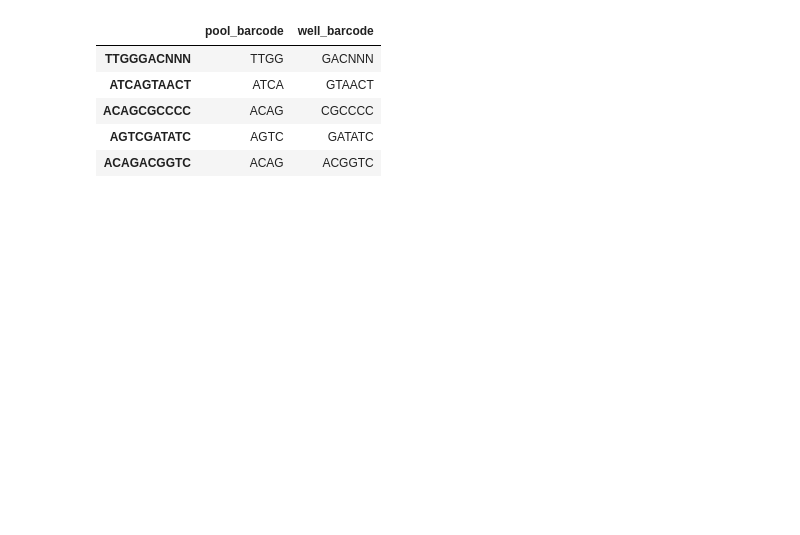
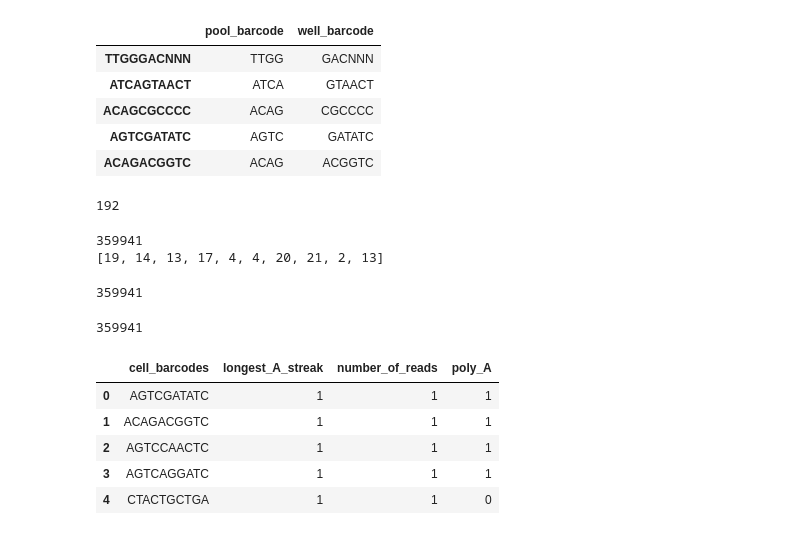
Before and after one commit to podorskaja/bioinformaticslab, a Jupyter notebook: Quality_Control.ipynb, the cells around one changed output. Saved outputs shown, nothing was run; the diff lists cells and outputs as text; code cells hidden in the pictures; blank space fills up the shorter version.

Commit message:
cell barcodes

```diff
--- a/Quality_Control.ipynb
+++ b/Quality_Control.ipynb
@@ -868,0 +928,52 @@ df.head()
+# %%
+path = "/Users/dariapodorskaja/Desktop/Lab/cell-barcodes.txt"
+with open(path, 'r') as f:
+    correct_wells = f.read().splitlines()
+print(len(correct_wells))
+# %% [output]
+192
+# %%
+correct_pools = ['ACAG', 'AGTC', 'ATCA', 'CATG', 'CTAC', 'TTGG']
+
+filtered_reads = list()
+cell_barcodes = list()
+for pool,well,read in zip(list_pool,wells, dna_reads):
+    if pool in correct_pools and well in correct_wells:
+        cell_barcodes.append(pool+well)
+        filtered_reads.append(read)
+# %%
+poly_A_list = list()
+for read in filtered_reads:
+    poly_A_list.append(has_poly_A(read))
+# %%
+streak_a = list()
+for read in filtered_reads:
+    streak_a.append(longest_a_streak(read))
+
+print(len(streak_a))
+print(streak_a[:10])
+# %% [output]
+359941
+[19, 14, 13, 17, 4, 4, 20, 21, 2, 13]
+# %%
+print(len(filtered_reads))
+# %% [output]
+359941
+# %%
+print(len(cell_barcodes))
+# %% [output]
+359941
+# %%
+df = pd.DataFrame(columns=('cell_barcodes',  'longest_A_streak', 'number_of_reads', "poly_A"))
+df.cell_barcodes = cell_barcodes
+df.longest_A_streak = [1 if i > 0 else 0 for i in streak_a]
+df.number_of_reads = [1 for i in range(len(streak_a))]
+df.poly_A = poly_A_list
+df.head()
+# %% [output]
+|  | cell_barcodes | longest_A_streak | number_of_reads | poly_A |
+| 0 | AGTCGATATC | 1 | 1 | 1 |
+| 1 | ACAGACGGTC | 1 | 1 | 1 |
+| 2 | AGTCCAACTC | 1 | 1 | 1 |
+| 3 | AGTCAGGATC | 1 | 1 | 1 |
+| 4 | CTACTGCTGA | 1 | 1 | 0 |
```
Also changed, not shown: parts of 29 cells of this notebook.
